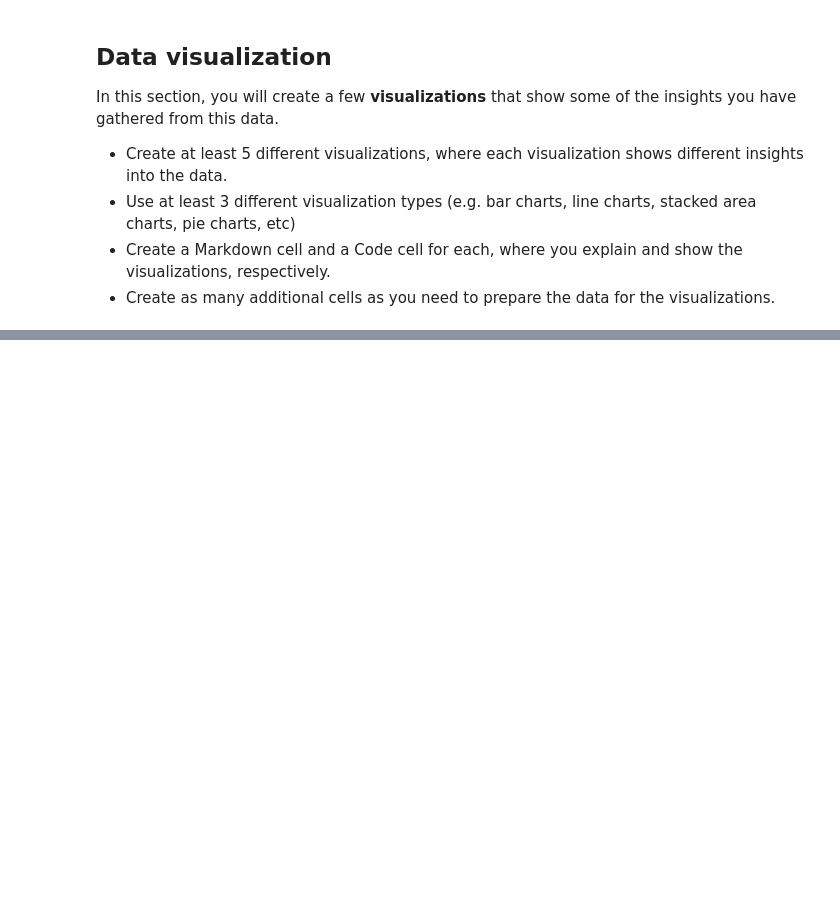
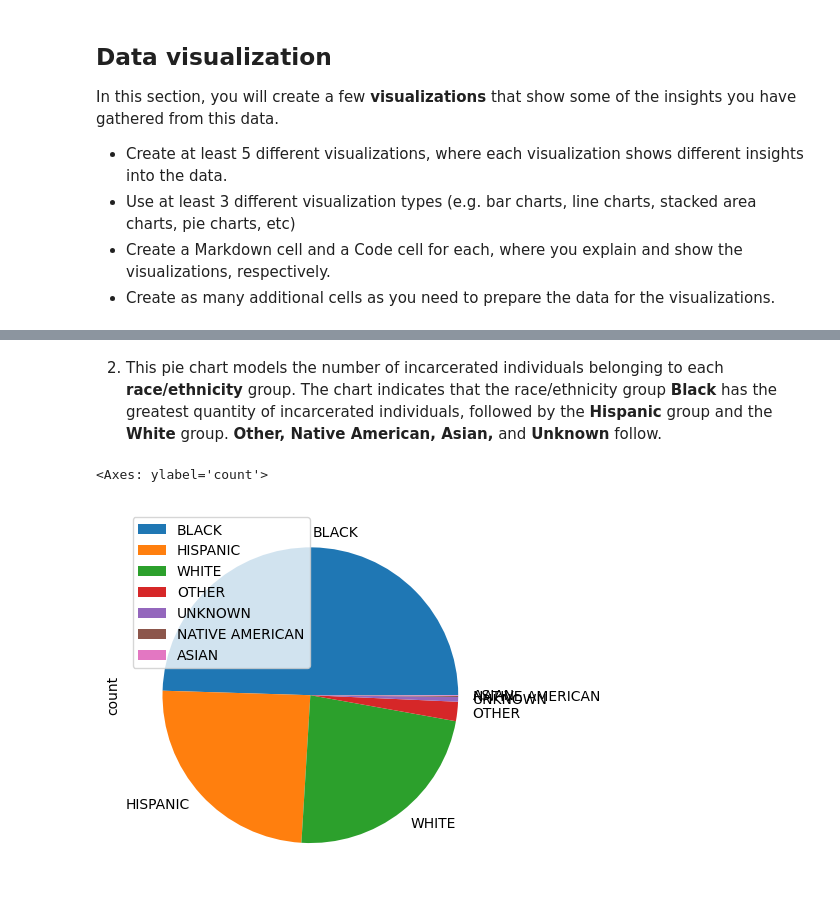
Before and after one commit to dbdesign-students-spring2024/8-pandas-exploration-carapeddle, a Jupyter notebook: analysis.ipynb, the cells around one changed output, grey strips where cells are left out. Saved outputs shown, nothing was run; the diff lists cells and outputs as text; code cells hidden in the pictures; blank space fills up the shorter version.

```diff
--- a/analysis.ipynb
+++ b/analysis.ipynb
@@ -133,0 +304,3 @@ Place your **data analysis** code and documentation within this section.
+# %%
+race_incarcerated = df_clean['Race/Ethnicity'].value_counts()
+race_incarcerated
@@ -140,0 +427,7 @@ In this section, you will create a few **visualizations** that show some of the
+# %% [markdown]
+2. This pie chart models the number of incarcerated individuals belonging to each **race/ethnicity** group. The chart indicates that the race/ethnicity group **Black** has the greatest quantity of incarcerated individuals, followed by the **Hispanic** group and the **White** group. **Other, Native American, Asian,** and **Unknown** follow.
+# %%
+race_incarcerated.plot.pie(y='Races', legend=True)
+# %% [output]
+<Axes: ylabel='count'>
+[figure, added]
```
Also changed, not shown: parts of 48 cells of this notebook, 1 other file.
